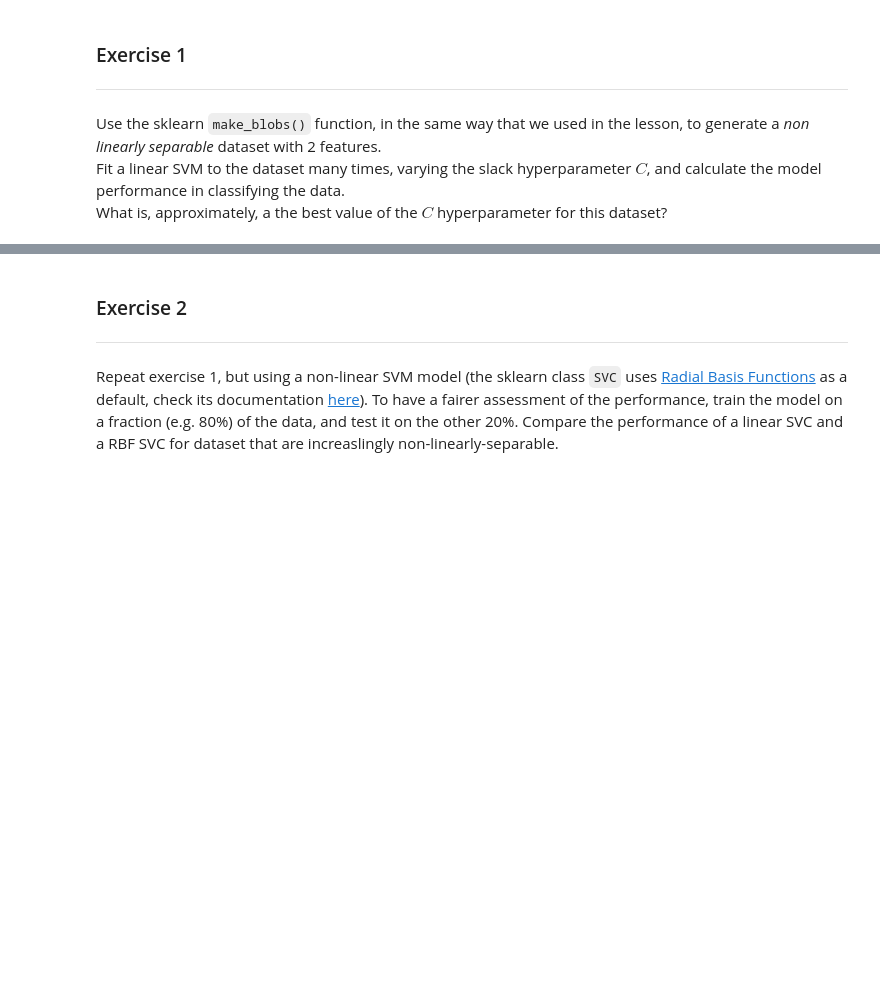
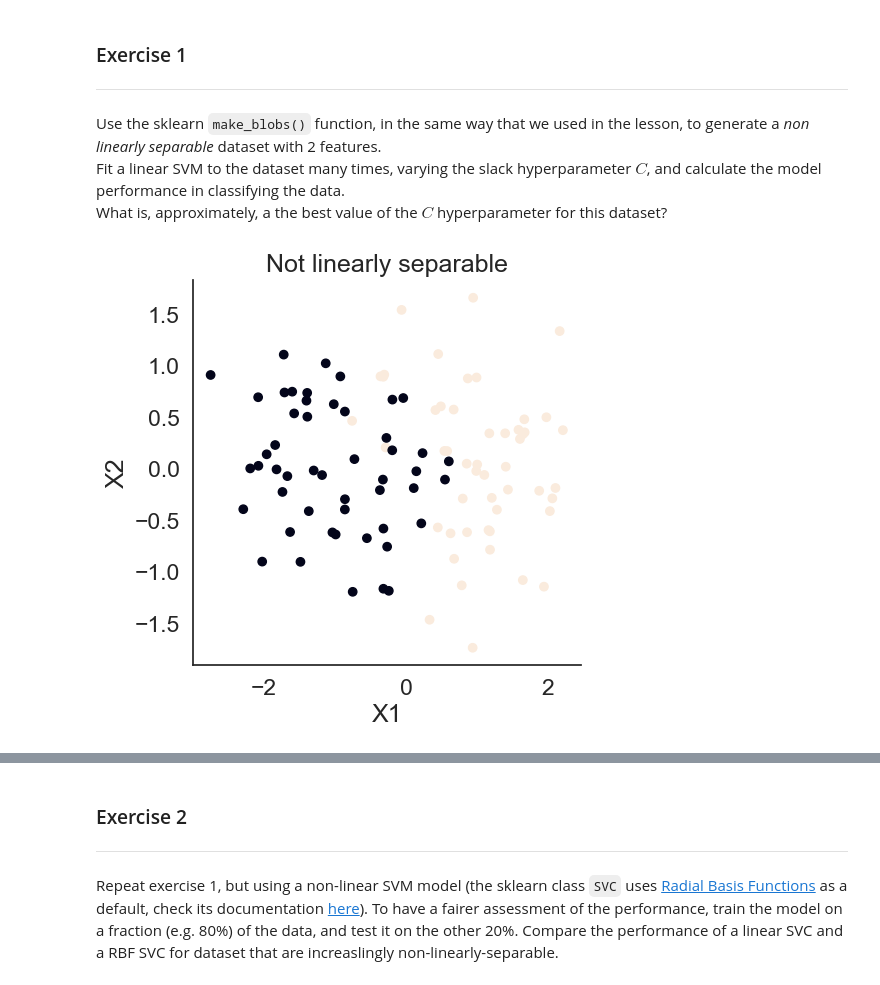
Before and after one commit to rhofm/Neuro-analysis, a Jupyter notebook: population-methods-main/02-SVM-decoding/exercises.ipynb, the cells around one changed output, grey strips where cells are left out. Saved outputs shown, nothing was run; the diff lists cells and outputs as text; code cells hidden in the pictures; blank space fills up the shorter version.

```diff
--- a/population-methods-main/02-SVM-decoding/exercises.ipynb
+++ b/population-methods-main/02-SVM-decoding/exercises.ipynb
@@ -1,3 +1,29 @@
 # %% [markdown]
 # Exercises
 _Rijcklof Hofman s4792432_
+# %%
+from sklearn.datasets import make_blobs
+import matplotlib.pyplot as plt
+from sklearn import svm
+import numpy as np
+import pickle
+import seaborn as sns
+import sys
+import os
+sys.path.append(os.path.abspath("code"))
+from utils import download_data
+import warnings
+warnings.filterwarnings('ignore')
+
+sns.set_theme(context='notebook',style='white',font_scale=1.5,
+              rc = {'axes.spines.top':False,'axes.spines.right':False})
+
+#donwload lesson data
+download_data('https://surfdrive.surf.nl/s/NrNbvEOH7SImYLn')
+
+from sklearn.model_selection import StratifiedKFold
+from sklearn.preprocessing import StandardScaler
+from tqdm import tqdm
+
+import ipywidgets as widgets
+from ipywidgets import interact
@@ -7,3 +41,13 @@ _Rijcklof Hofman s4792432_
 Use the sklearn `make_blobs()` function, in the same way that we used in the lesson, to generate a *non linearly separable* dataset with 2 features.
 Fit a linear SVM to the dataset many times, varying the slack hyperparameter $C$, and calculate the model performance in classifying the data.
 What is, approximately, a the best value of the $C$ hyperparameter for this dataset?
+# %%
+X,y = make_blobs(n_samples=100,n_features=2,centers=[[-1,0],[1,0]],cluster_std=.8)
+plt.figure(figsize=(5,5))
+plt.title('Not linearly separable')
+plt.xlabel('X1')
+plt.ylabel('X2')
+plt.scatter(X[:,0],X[:,1],c=y)
+plt.show()
+# %% [output]
+[figure, added]
```
Also changed, not shown: parts of 23 cells of this notebook, 10 other files.
